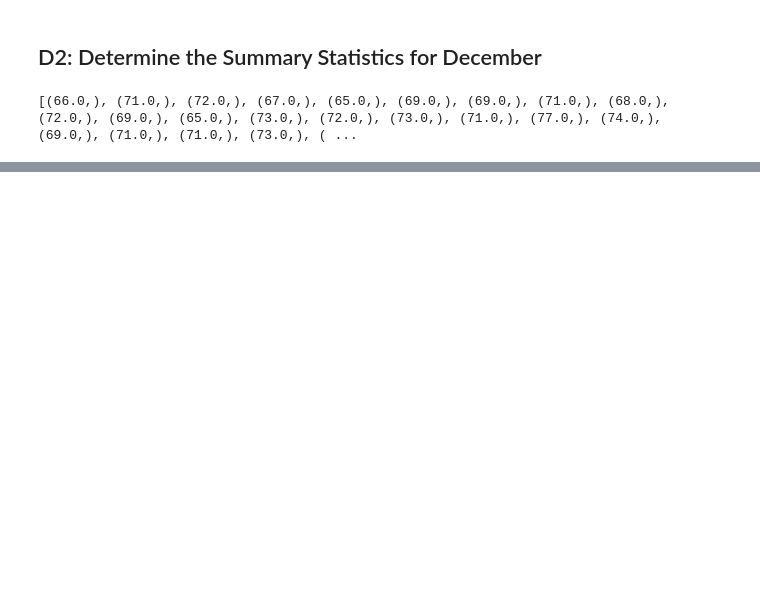
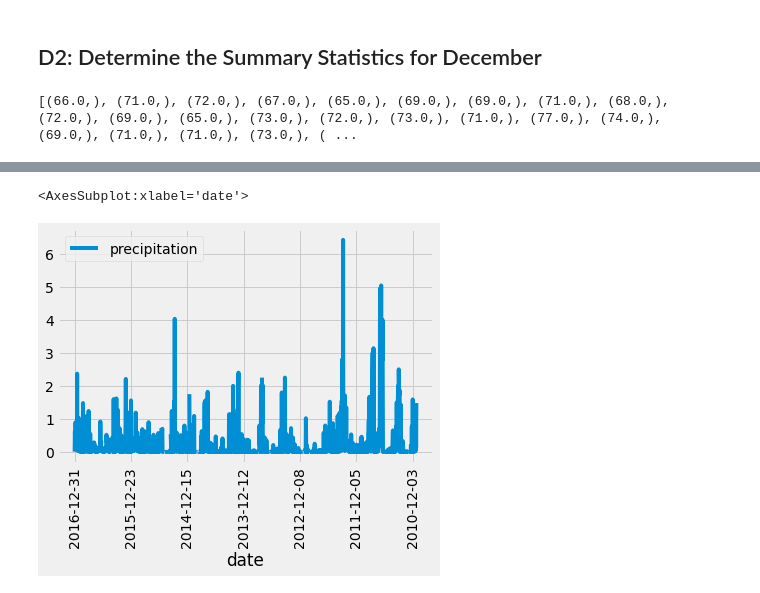
Before and after one commit to rkaysen63/surfs_up, a Jupyter notebook: SurfsUp_Challenge.ipynb, the cells around one changed output, grey strips where cells are left out. Saved outputs shown, nothing was run; the diff lists cells and outputs as text; code cells hidden in the pictures; blank space fills up the shorter version.

```diff
--- a/SurfsUp_Challenge.ipynb
+++ b/SurfsUp_Challenge.ipynb
@@ -175,0 +252,7 @@ dec_tobs_df.describe()
+# %%
+# Retrieve the precipitation Data for December
+dec_results = session.query(Measurement.date, Measurement.prcp).filter(extract('month', Measurement.date) == 12).order_by(Measurement.date.desc()).all()
+# %%
+# Save query results as a Pandas DataFrame.
+dec_prcp_df = pd.DataFrame(dec_results, columns=['date','precipitation'])
+dec_prcp_df.head()
@@ -175,0 +266,9 @@ dec_tobs_df.describe()
+# %%
+# Set the index to the date column
+dec_prcp_df.set_index(dec_prcp_df['date'], inplace=True)
+# %%
+# Plot daily precipitation in December
+dec_prcp_df.plot(rot=90)
+# %% [output]
+<AxesSubplot:xlabel='date'>
+[figure, added]
```
Also changed, not shown: parts of 23 cells of this notebook, 6 other files.
